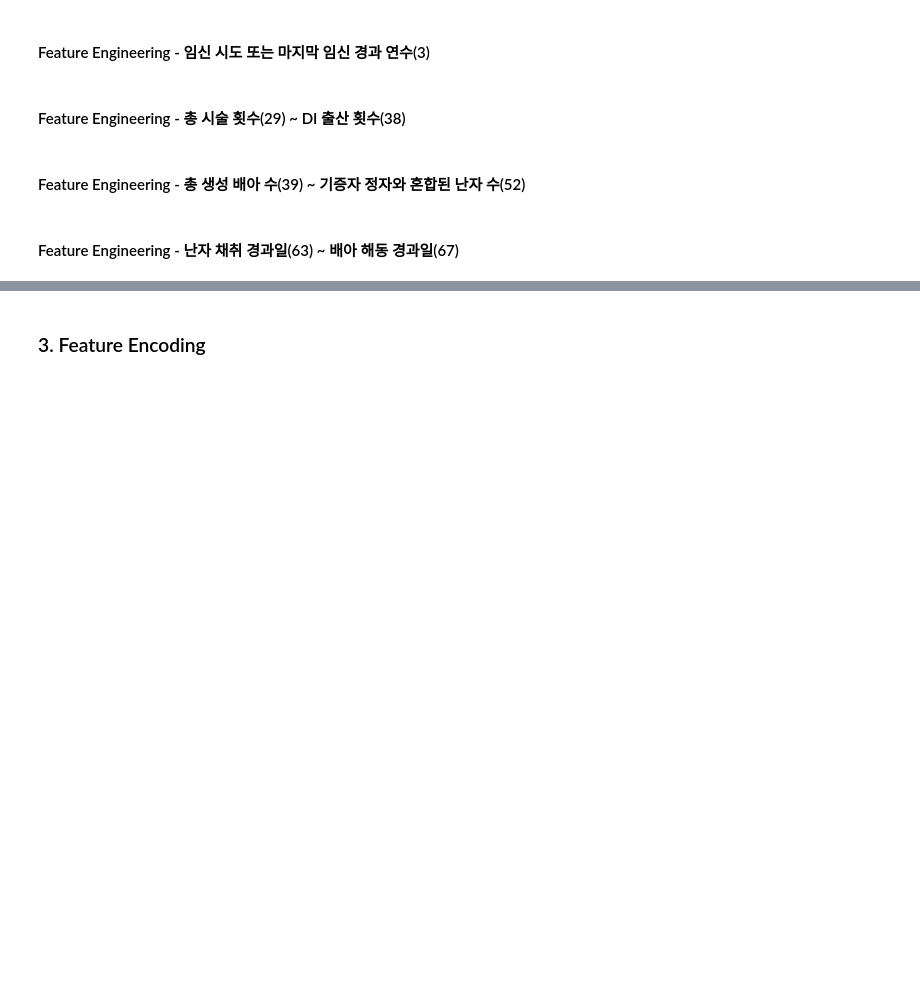
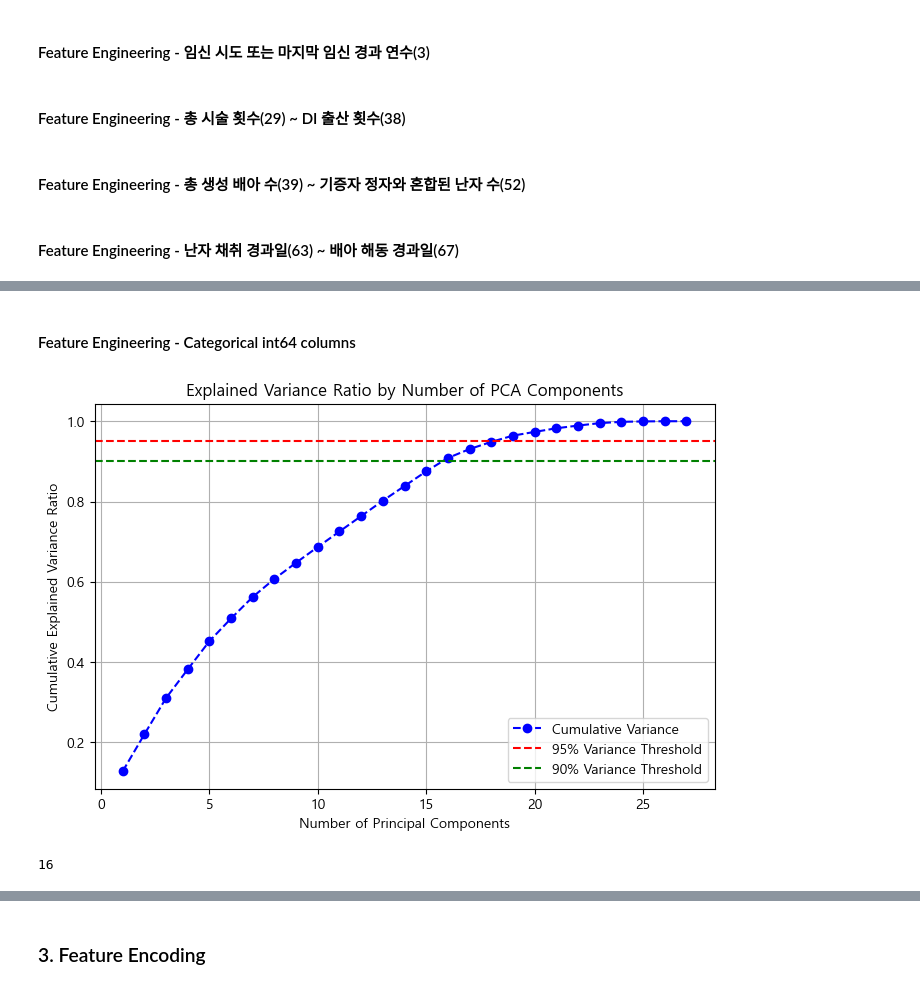
Before and after one commit to miny-genie/LG-Aimers-6th-Online-Hackathon, a Jupyter notebook: basecode.ipynb, the cells around one changed output, grey strips where cells are left out. Drawn from its saved outputs; the diff is of its cells as text; code cells hidden in the pictures; blank space fills up the shorter version.

```diff
--- a/basecode.ipynb
+++ b/basecode.ipynb
@@ -187,0 +222,2 @@ X_test['시술 대비 임신 성공률'] = X_test_pregnancy.fillna(0.0)
+# %% [markdown]
+#### Feature Engineering - Categorical int64 columns
@@ -187,0 +226,28 @@ X_test['시술 대비 임신 성공률'] = X_test_pregnancy.fillna(0.0)
+# %%
+scaler = StandardScaler()
+scaled_data = scaler.fit_transform(X[categorical_int64_columns])
+pca_full = PCA().fit(scaled_data)
+
+# 누적 설명 분산 비율 계산
+explained_variance_ratio = np.cumsum(pca_full.explained_variance_ratio_)
+
+# 가장 적절한 주성분 개수 확인 (90% 이상의 설명력을 가지는 최소 주성분 개수)
+optimal_components = np.argmax(explained_variance_ratio >= 0.90) + 1
+
+# 시각화를 통해 몇 개의 주성분이 적절한지 확인
+plt.figure(figsize=(8, 5))
+plt.plot(range(1, len(explained_variance_ratio) + 1), explained_variance_ratio, marker='o', linestyle='--', color='b', label="Cumulative Variance")
+plt.axhline(y=0.95, color='r', linestyle='--', label='95% Variance Threshold')
+plt.axhline(y=0.90, color='g', linestyle='--', label='90% Variance Threshold')
+plt.xlabel("Number of Principal Components")
+plt.ylabel("Cumulative Explained Variance Ratio")
+plt.title("Explained Variance Ratio by Number of PCA Components")
+plt.legend()
+plt.grid()
+plt.show()
+
+# 최적의 주성분 개수 출력
+optimal_components
+# %% [output]
+[figure, added]
+16
```
Also changed, not shown: parts of 31 cells of this notebook.
